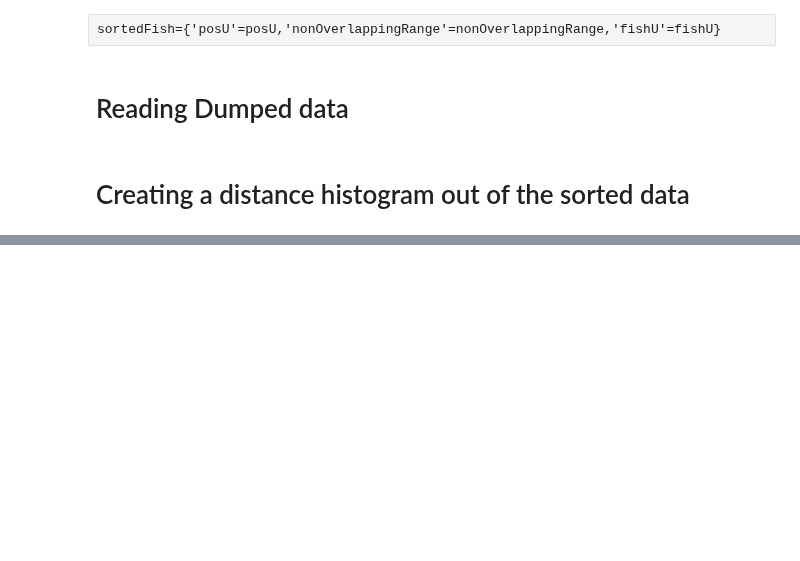
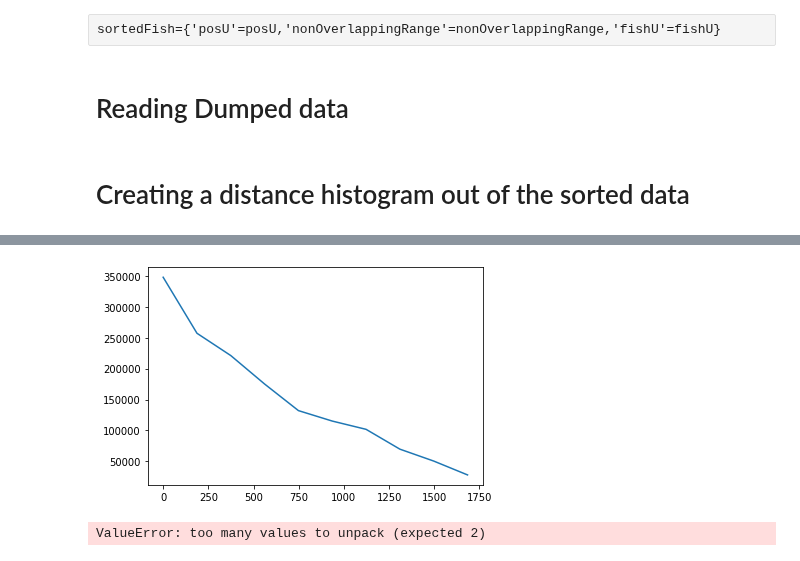
Before and after one commit to ASpraggin/FishTracking, a Jupyter notebook: fishTracking.ipynb, the cells around one changed output, grey strips where cells are left out. Drawn from its saved outputs; the diff is of its cells as text; code cells hidden in the pictures; blank space fills up the shorter version.

Commit message:
Added tests for I and histograms for one fish.

```diff
--- a/fishTracking.ipynb
+++ b/fishTracking.ipynb
@@ -310,7 +338,7 @@ Counter({2: 141, 0: 109})
 
 Dumps the sorted fishmeans and the nonOverlappingRange in a pickle file with [posU,nonOverlappingRange]
 # %%
-sortedFish=[posU,nonOverlappingRange]
+sortedFish=[posU,nonOverlappingRange,fishU]
 
 with open('sortedFish.pik','wb') as f:
     pickle.dump(sortedFish,f)
@@ -324,11 +352,6 @@ with open('sortedFish.pik','rb') as f:
 
 posU=sortedFish[0]
 nonOverlappingRange=sortedFish[1]
+fishU=sortedFish[2]
 # %% [markdown]
 # Creating a distance histogram out of the sorted data
-# %%
-fishMeanDistanceArray=[]
-for i in range(len(posU)):
-    fishMeanDistanceSubArray=[]
-    fishMeanDistanceSubArray=np.linalg.norm(posU[i][0]-posU[i][1])
-    fishMeanDistanceArray.append(fishMeanDistanceSubArray)
@@ -341,0 +367,10 @@ plt.show()
+# %%
+pairFrameData=[]
+for i in range(0,1000):
+    for j in range(i):
+        distance=np.sqrt((fishU[i][0][0][0]-fishU[j][0][0][0])**2+(fishU[i][0][0][1]-fishU[j][0][0][1])**2)
+        brightness=fishU[i][0][0][2]+fishU[j][0][0][2]
+        difference=np.absolute(fishU[i][0][0][2]-fishU[j][0][0][2])
+        pairFrameData.append([distance,brightness,difference])
+print(pairFrameData[0])
+pairFrameData=np.array(pairFrameData).T
@@ -341,0 +400,17 @@ plt.show()
+# %%
+#Works
+histArray=np.histogram(pairFrameData[0])
+plt.plot(histArray[1][:-1],histArray[0])
+plt.show()
+
+#?
+#heightValuesSum,bin1Sum,bin2sum=np.histogram2d(pairFrameData[0],pairFrameData[1])
+#plt.hist2d(pairFrameData[0],pairFrameData[1])
+# plt.show()
+
+heightValuesDifference,bin1Difference,bin2Difference=np.histogram2d(pairFrameData[0],pairFrameData[2])
+# plt.hist2d(pairFrameData[0],pairFrameData[2])
+# plt.show()
+# %% [output]
+[figure, added]
+ValueError: too many values to unpack (expected 2)
```
Also changed, not shown: parts of 7 cells of this notebook.
